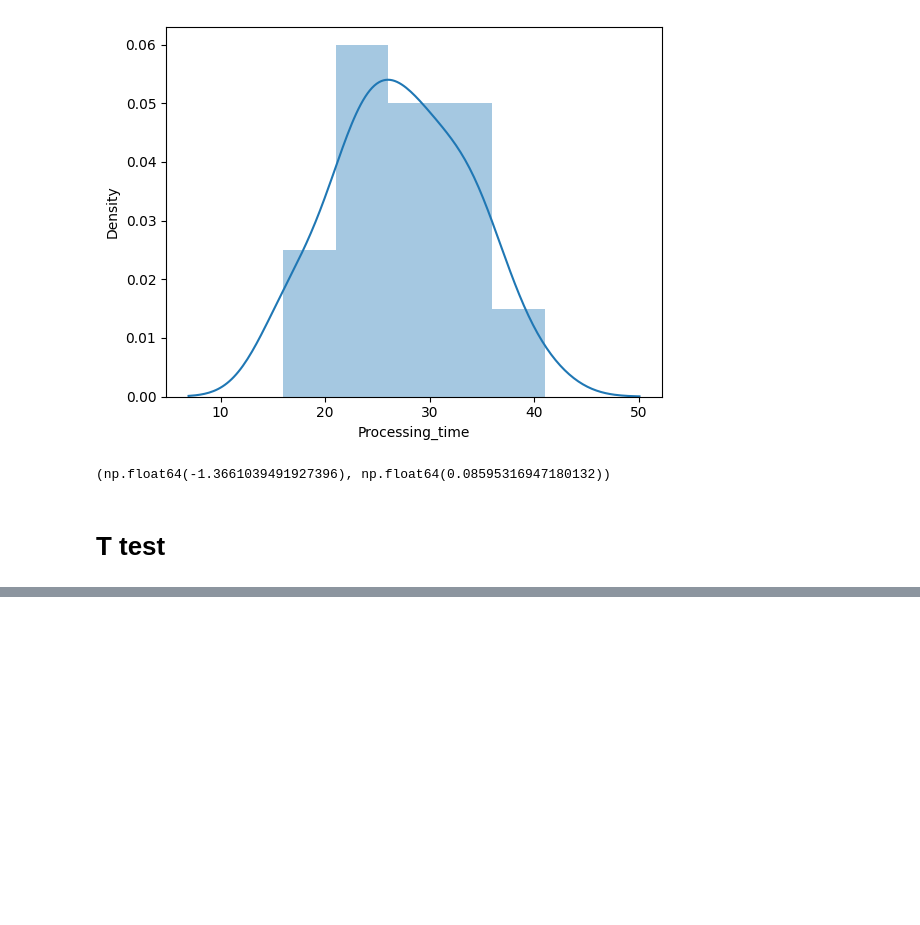
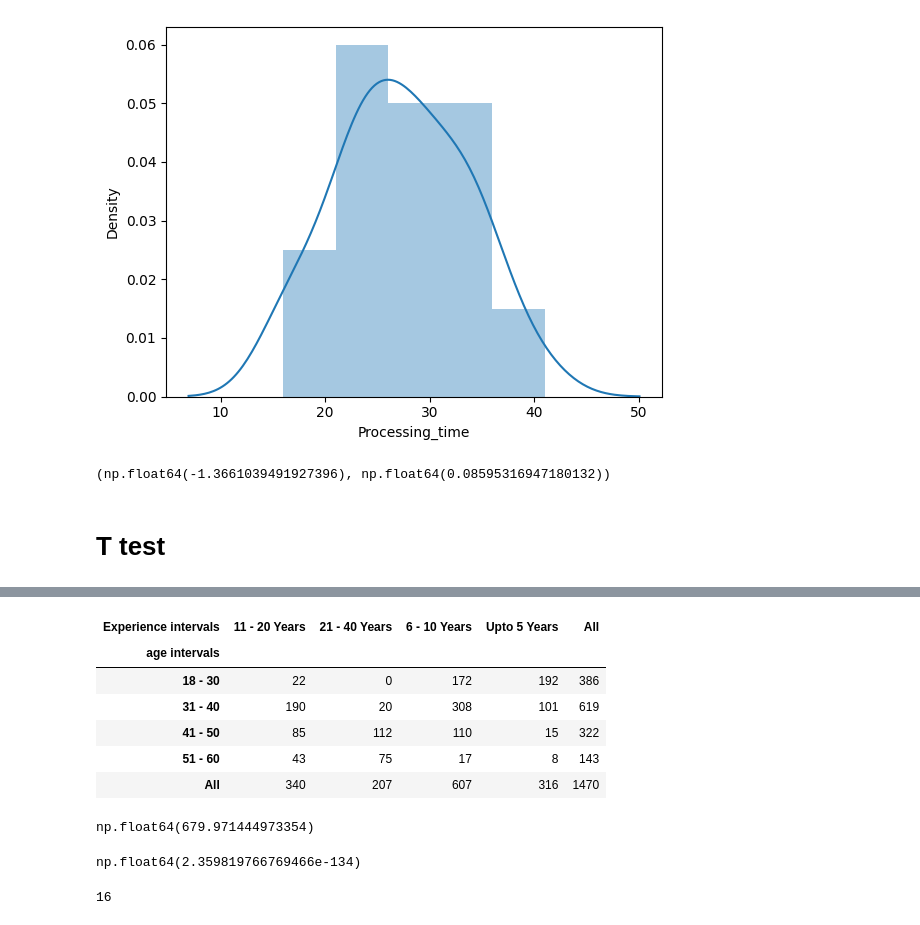
Before and after one commit to siddh-webd-ml/Machine-Learning, a Jupyter notebook: test.ipynb, the cells around one changed output, grey strips where cells are left out. Cells and saved outputs as stored; diff of their text form; code cells hidden in the pictures; blank space fills up the shorter version.

```diff
--- a/test.ipynb
+++ b/test.ipynb
@@ -84,0 +148,3 @@ z_test(30,12.5,df["Processing_time"])
+# %%
+df = pd.read_csv("/content/chi1__2__lyst1729241145055.csv")
+df
@@ -84,0 +192,13 @@ z_test(30,12.5,df["Processing_time"])
+# %%
+
+ct = pd.crosstab(df["age intervals"],df["Experience intervals"],margins=True)
+# %%
+ct
+# %% [output]
+| Experience intervals | 11 - 20 Years | 21 - 40 Years | 6 - 10 Years | Upto 5 Years | All |
+| age intervals |  |  |  |  |  |
+| 18 - 30 | 22 | 0 | 172 | 192 | 386 |
+| 31 - 40 | 190 | 20 | 308 | 101 | 619 |
+| 41 - 50 | 85 | 112 | 110 | 15 | 322 |
+| 51 - 60 | 43 | 75 | 17 | 8 | 143 |
+| All | 340 | 207 | 607 | 316 | 1470 |
@@ -84,0 +207,12 @@ z_test(30,12.5,df["Processing_time"])
+# %%
+chi2
+# %% [output]
+np.float64(679.971444973354)
+# %%
+p
+# %% [output]
+np.float64(2.359819766769466e-134)
+# %%
+dof
+# %% [output]
+16
```
Also changed, not shown: parts of 23 cells of this notebook.
